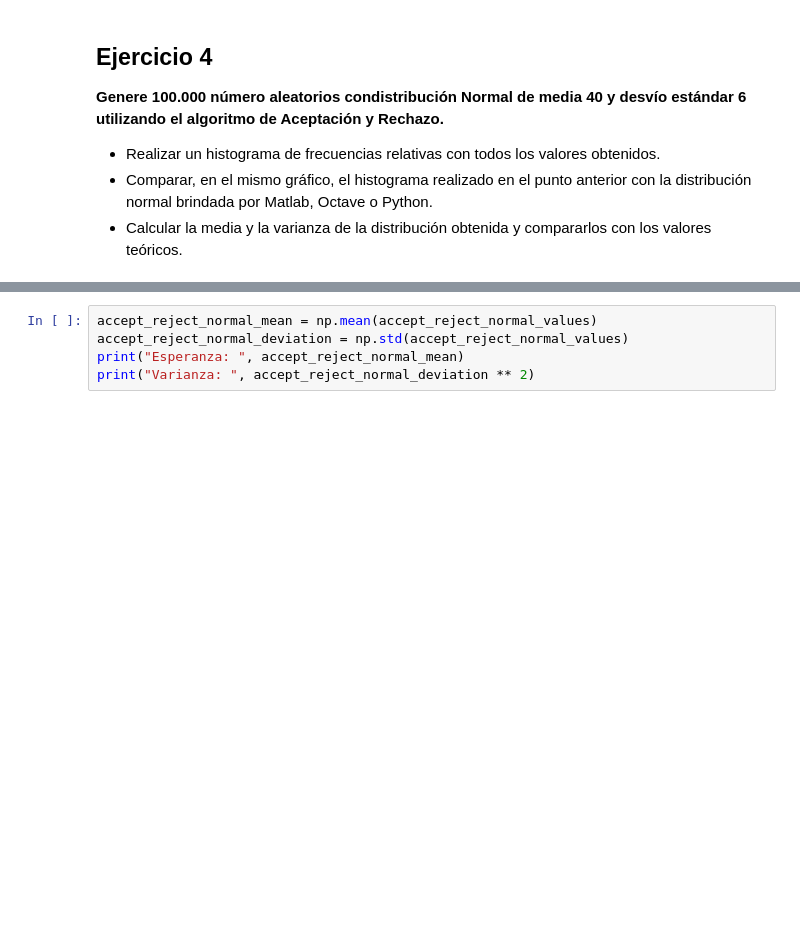
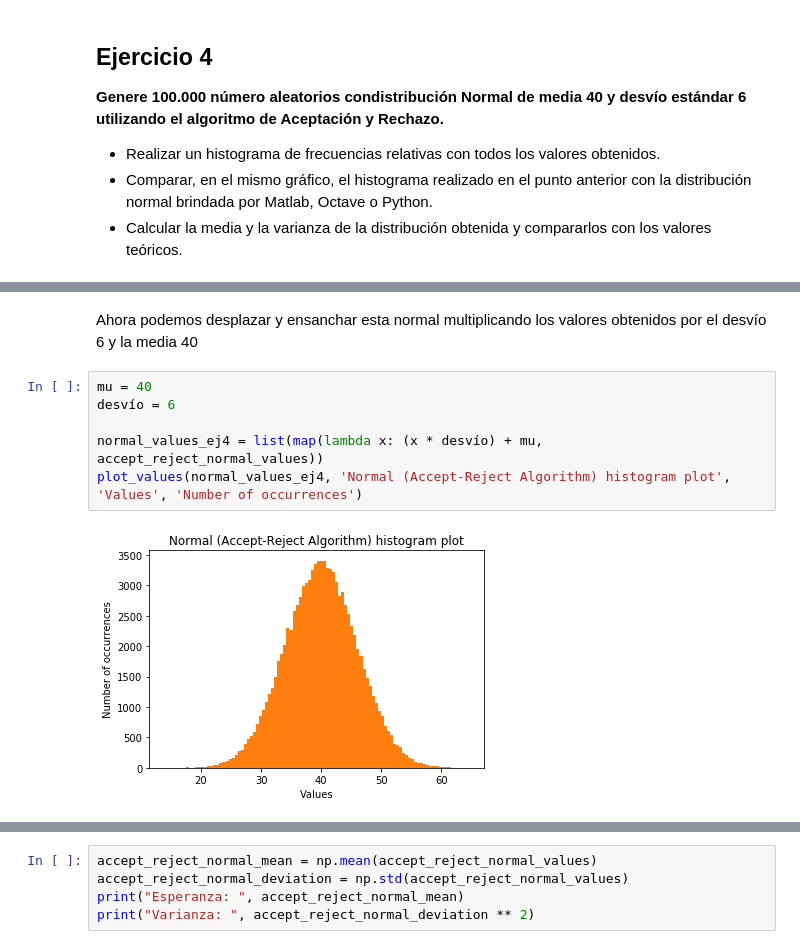
Before and after one commit to tomasaccini/TP1-Simulacion, a Jupyter notebook: TP1.ipynb, the cells around one changed output, grey strips where cells are left out. Saved outputs shown, nothing was run; the diff lists cells and outputs as text; blank space fills up the shorter version.

```diff
--- a/TP1.ipynb
+++ b/TP1.ipynb
@@ -163,0 +187,10 @@ Este gráfico debería mostrar algo parecido a una gaussiana de media 40, sin em
+# %% [markdown]
+Ahora podemos desplazar y ensanchar esta normal multiplicando los valores obtenidos por el desvío 6 y la media 40
+# %%
+mu = 40
+desvío = 6
+
+normal_values_ej4 = list(map(lambda x: (x * desvío) + mu, accept_reject_normal_values))
+plot_values(normal_values_ej4, 'Normal (Accept-Reject Algorithm) histogram plot', 'Values', 'Number of occurrences')
+# %% [output]
+[figure, added]
```
Also changed, not shown: parts of 12 cells of this notebook.
